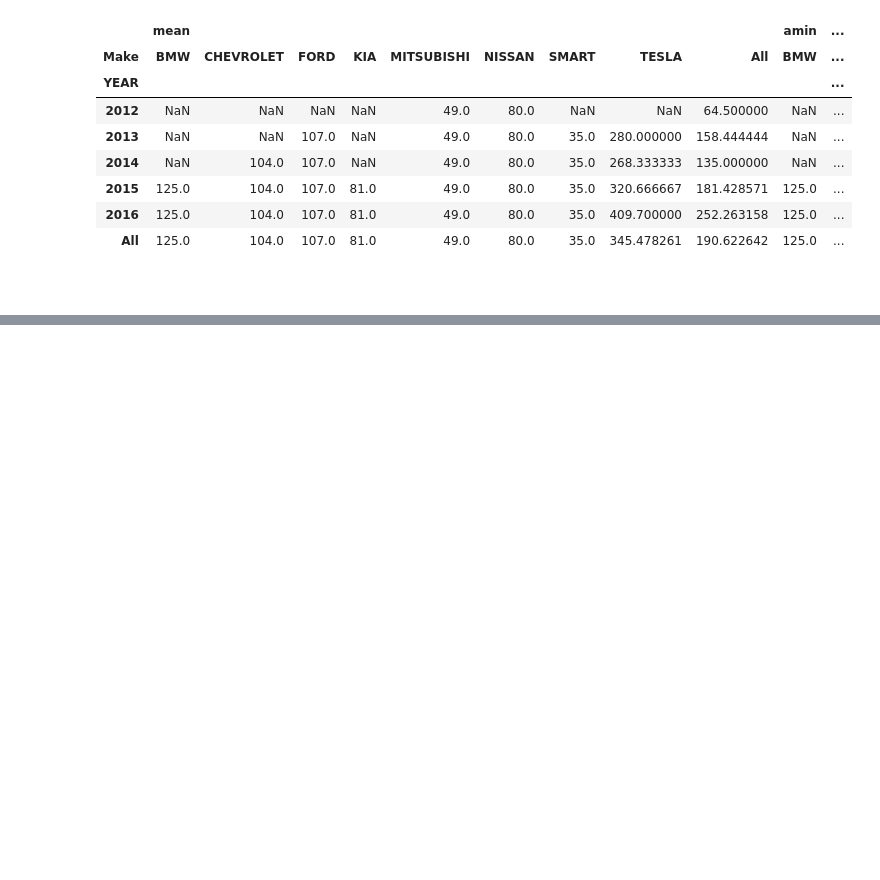
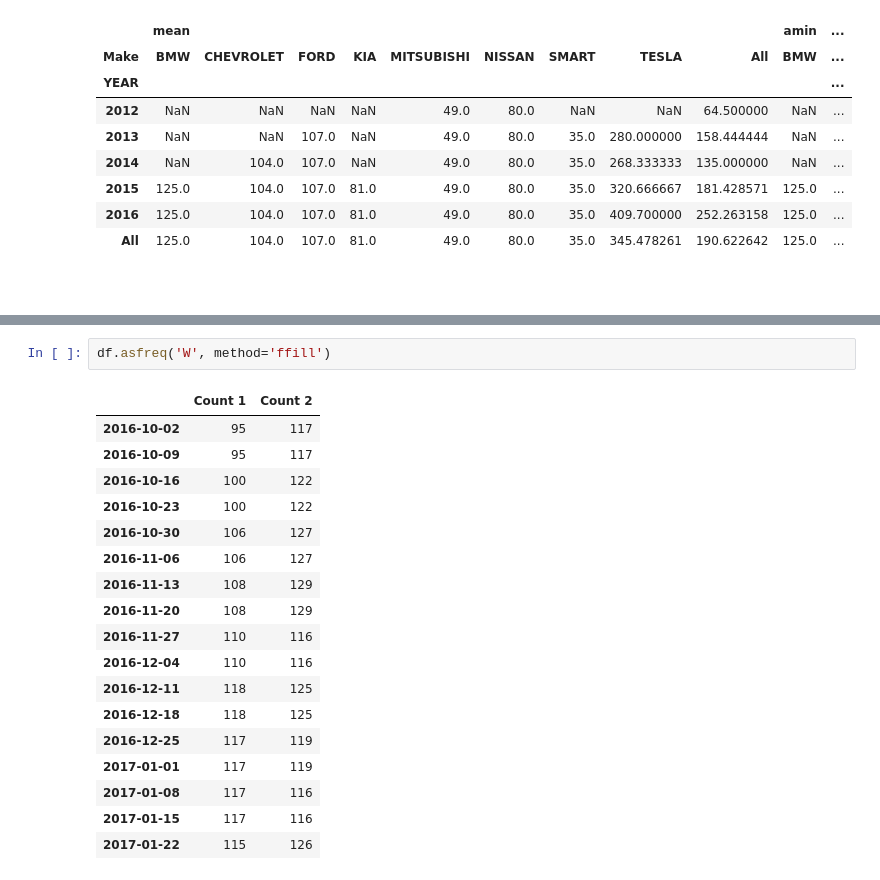
Before and after one commit to bgroveben/coursera_python_fundamentals, a Jupyter notebook: my_week_3.ipynb, the cells around one changed output, grey strips where cells are left out. Drawn from its saved outputs; the diff is of its cells as text; blank space fills up the shorter version.

```diff
--- a/my_week_3.ipynb
+++ b/my_week_3.ipynb
@@ -731,0 +886,21 @@ df.pivot_table(values='(kW)', index='YEAR', columns='Make', aggfunc=[np.mean,np.
+# %%
+df.asfreq('W', method='ffill')
+# %% [output]
+|  | Count 1 | Count 2 |
+| 2016-10-02 | 95 | 117 |
+| 2016-10-09 | 95 | 117 |
+| 2016-10-16 | 100 | 122 |
+| 2016-10-23 | 100 | 122 |
+| 2016-10-30 | 106 | 127 |
+| 2016-11-06 | 106 | 127 |
+| 2016-11-13 | 108 | 129 |
+| 2016-11-20 | 108 | 129 |
+| 2016-11-27 | 110 | 116 |
+| 2016-12-04 | 110 | 116 |
+| 2016-12-11 | 118 | 125 |
+| 2016-12-18 | 118 | 125 |
+| 2016-12-25 | 117 | 119 |
+| 2017-01-01 | 117 | 119 |
+| 2017-01-08 | 117 | 116 |
+| 2017-01-15 | 117 | 116 |
+| 2017-01-22 | 115 | 126 |
```
Also changed, not shown: parts of 32 cells of this notebook, 2 other files.
